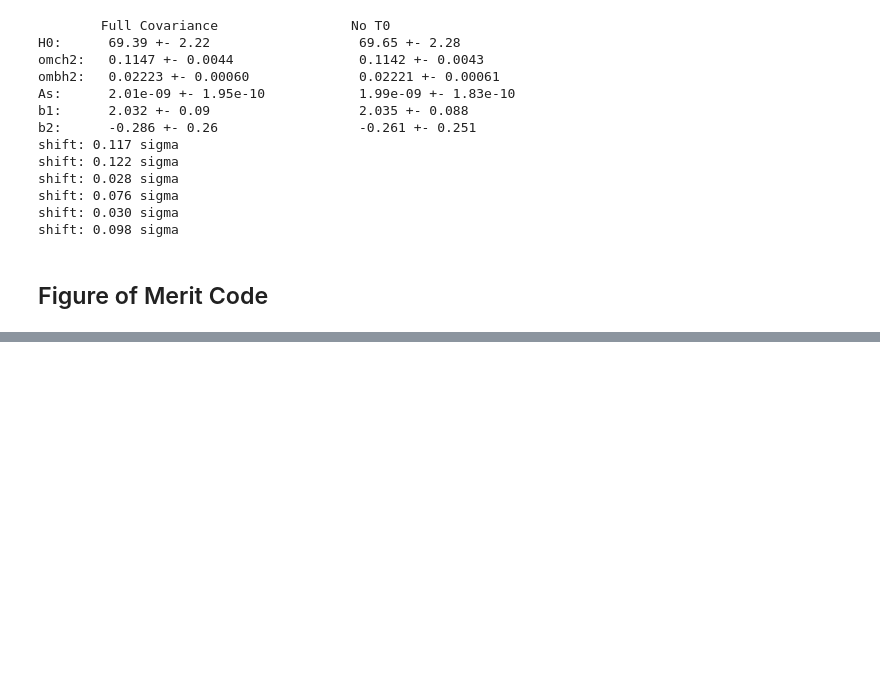
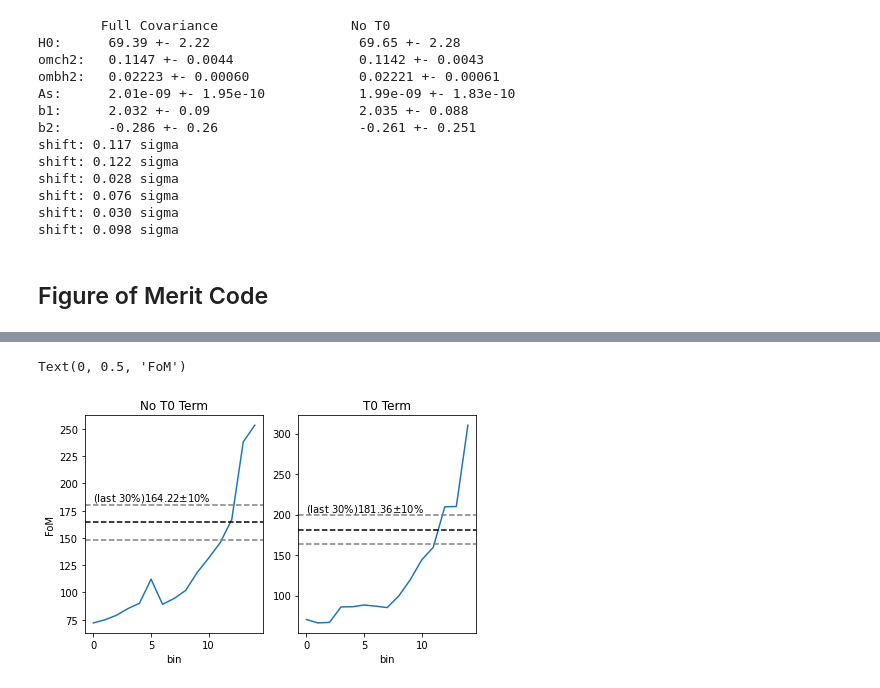
Before and after one commit to jadamo/CovNet, a Jupyter notebook: notebooks/Likelihood.ipynb, the cells around one changed output, grey strips where cells are left out. Cells and saved outputs as stored; diff of their text form; code cells hidden in the pictures; blank space fills up the shorter version.

```diff
--- a/notebooks/Likelihood.ipynb
+++ b/notebooks/Likelihood.ipynb
@@ -205,9 +232,18 @@ FoM_30 = np.sqrt(np.linalg.det(np.linalg.inv(cov)))
 # %%
-plt.plot(range(num_bins), FoM)
-plt.axhline(FoM_30, color="black", ls="--")
-plt.axhline(FoM_30*1.1, c="grey", ls="--")
-plt.axhline(FoM_30*0.9, c="grey", ls="--")
-plt.text(0,FoM_30*1.11,r'(last 30%%)%.2f$\pm$10%%'%FoM_30)
-plt.yscale("log")
-plt.xlabel("bin")
-plt.ylabel("FoM")
+fig, ax = plt.subplots(1, 2, figsize=(7,4))
+ax[0].plot(range(num_bins), FoM_1)
+ax[1].plot(range(num_bins), FoM_2)
+ax[0].set_title("No T0 Term")
+ax[1].set_title("T0 Term")
+for i in range(2):
+    ax[i].axhline(FoM_30[i], color="black", ls="--")
+    ax[i].axhline(FoM_30[i]*1.1, c="grey", ls="--")
+    ax[i].axhline(FoM_30[i]*0.9, c="grey", ls="--")
+    ax[i].text(0,FoM_30[i]*1.12,r'(last 30%%)%.2f$\pm$10%%'%FoM_30[i])
+#ax[0].set_yscale("log")
+ax[0].set_xlabel("bin")
+ax[1].set_xlabel("bin")
+ax[0].set_ylabel("FoM")
+# %% [output]
+Text(0, 0.5, 'FoM')
+[figure, added]
```
Also changed, not shown: parts of 6 cells of this notebook, 2 other files.
